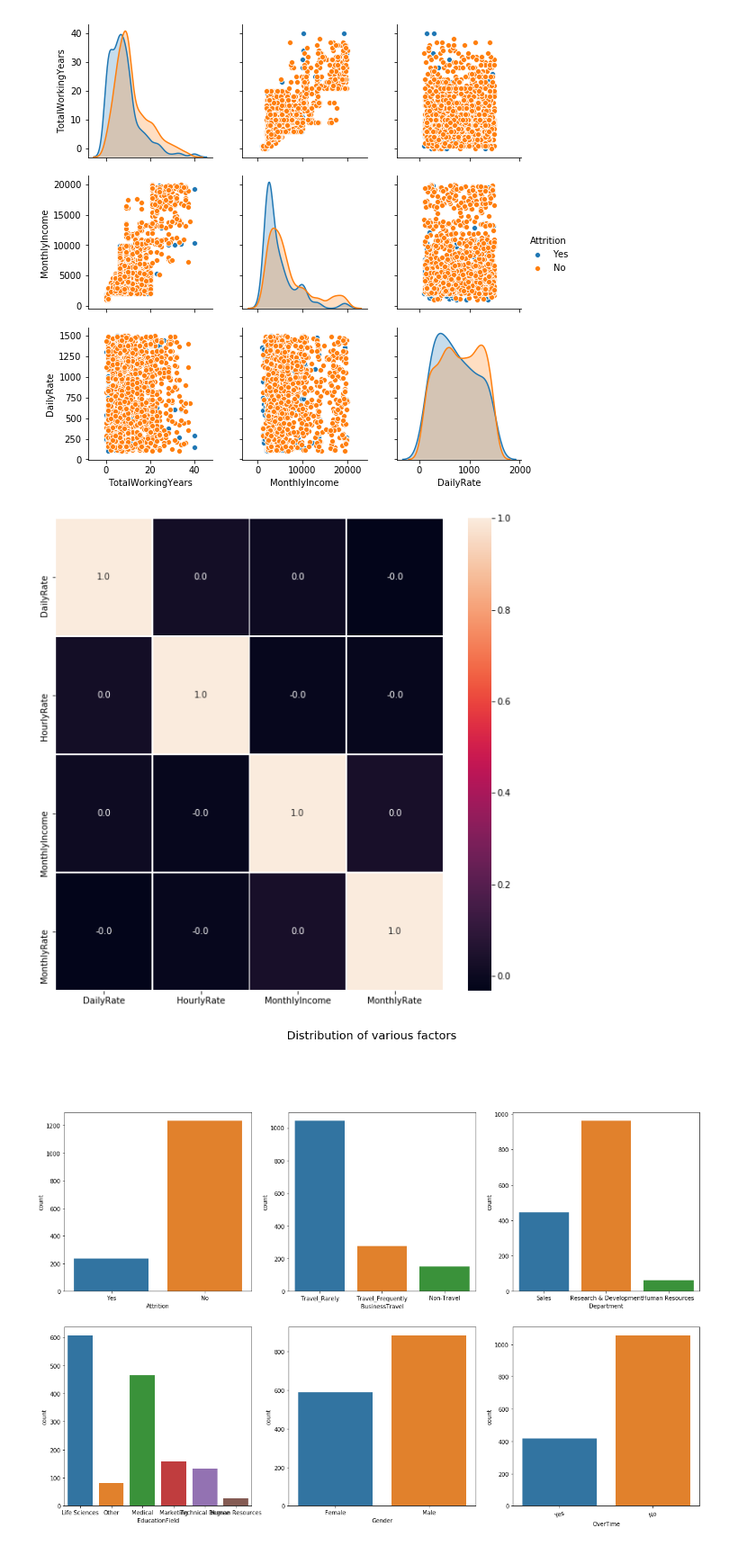
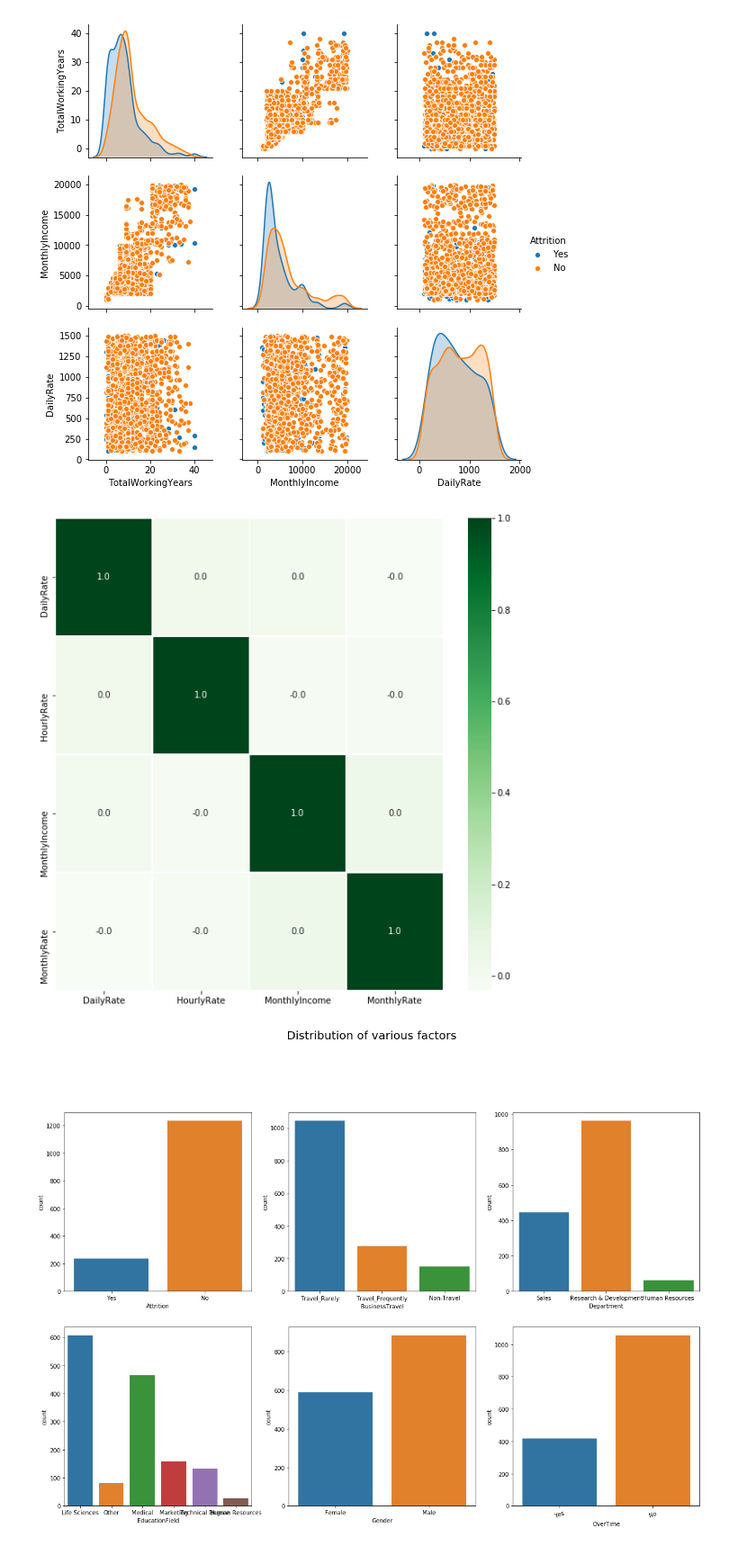
Before and after one commit to shreayan98c/IBM-HR-Analytics, a Jupyter notebook: Classification.ipynb, the cells around one changed output. Shown at 90% size. Drawn from its saved outputs; the diff is of its cells as text; code cells hidden in the pictures.

Commit message:
Added further more visualizations

```diff
--- a/Classification.ipynb
+++ b/Classification.ipynb
@@ -185,10 +151,10 @@ plt.show()
 # %%
 # Check for multicollinearity using correlation plot
 f,ax = plt.subplots(figsize=(10,10))
-sns.heatmap(data[['DailyRate','HourlyRate','MonthlyIncome','MonthlyRate']].corr(), annot=True, linewidths=.5, fmt= '.1f',ax=ax)
+sns.heatmap(data[['DailyRate','HourlyRate','MonthlyIncome','MonthlyRate']].corr(), annot=True, cmap='Greens', linewidths=.5, fmt= '.1f',ax=ax)
 plt.show()
 # %% [output]
-[figure, old version]
+[figure, new version]
 # %%
 # Plotting countplots for the categorical variables
 fig,ax = plt.subplots(2,3, figsize=(20,20))
```
Also changed, not shown: parts of 18 cells of this notebook.
